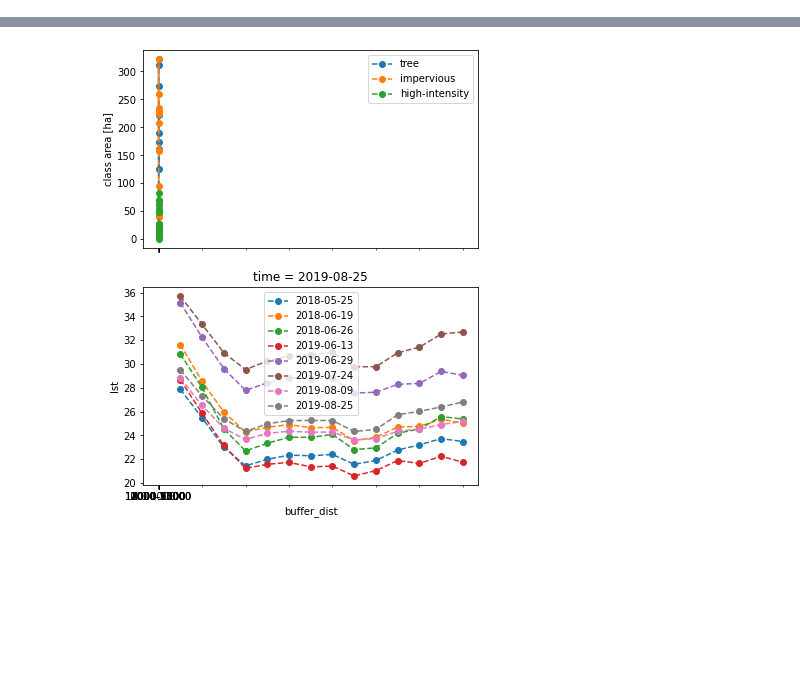
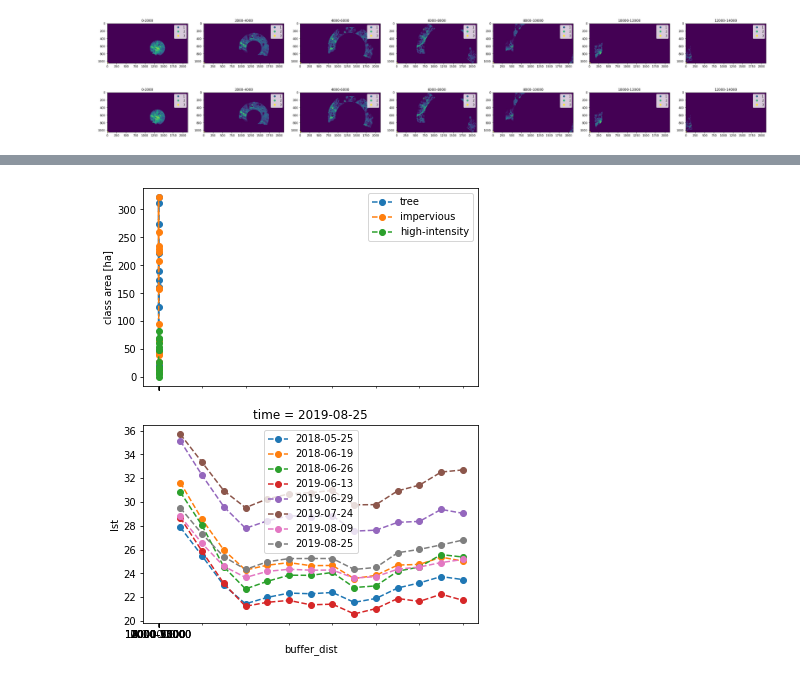
Before and after one commit to martibosch/lausanne-greening-scenarios, a Jupyter notebook: notebooks/radial-analysis.ipynb, the cells around one changed output, grey strips where cells are left out. Cells and saved outputs as stored; diff of their text form; code cells hidden in the pictures; blank space fills up the shorter version.

```diff
--- a/notebooks/radial-analysis.ipynb
+++ b/notebooks/radial-analysis.ipynb
@@ -23,0 +25,5 @@ t_da = suhi.align_ds(xr.open_dataarray(t_da_filepath), lulc_da)
+# %%
+ba.plot_landscapes()
+# %% [output]
+[figure, added]
+[figure, added]
```
Also changed, not shown: parts of 22 cells of this notebook, 11 other files.
